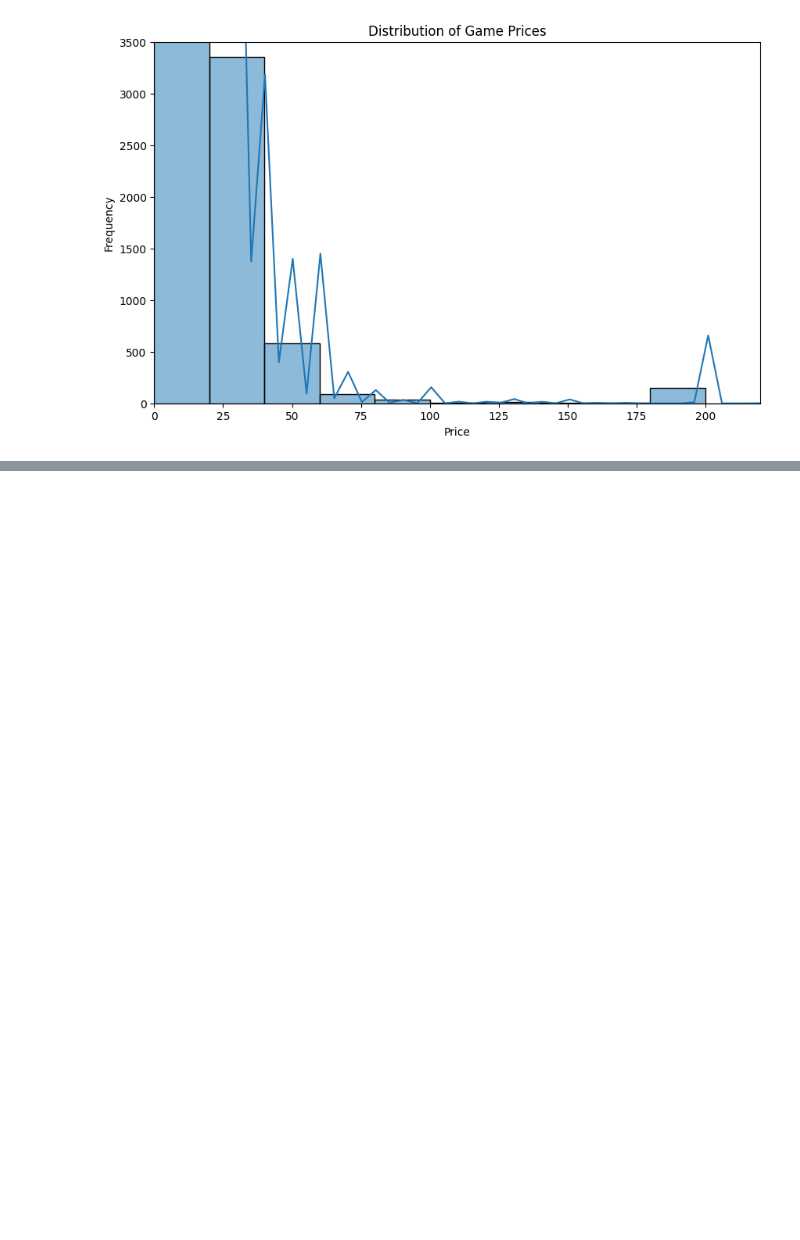
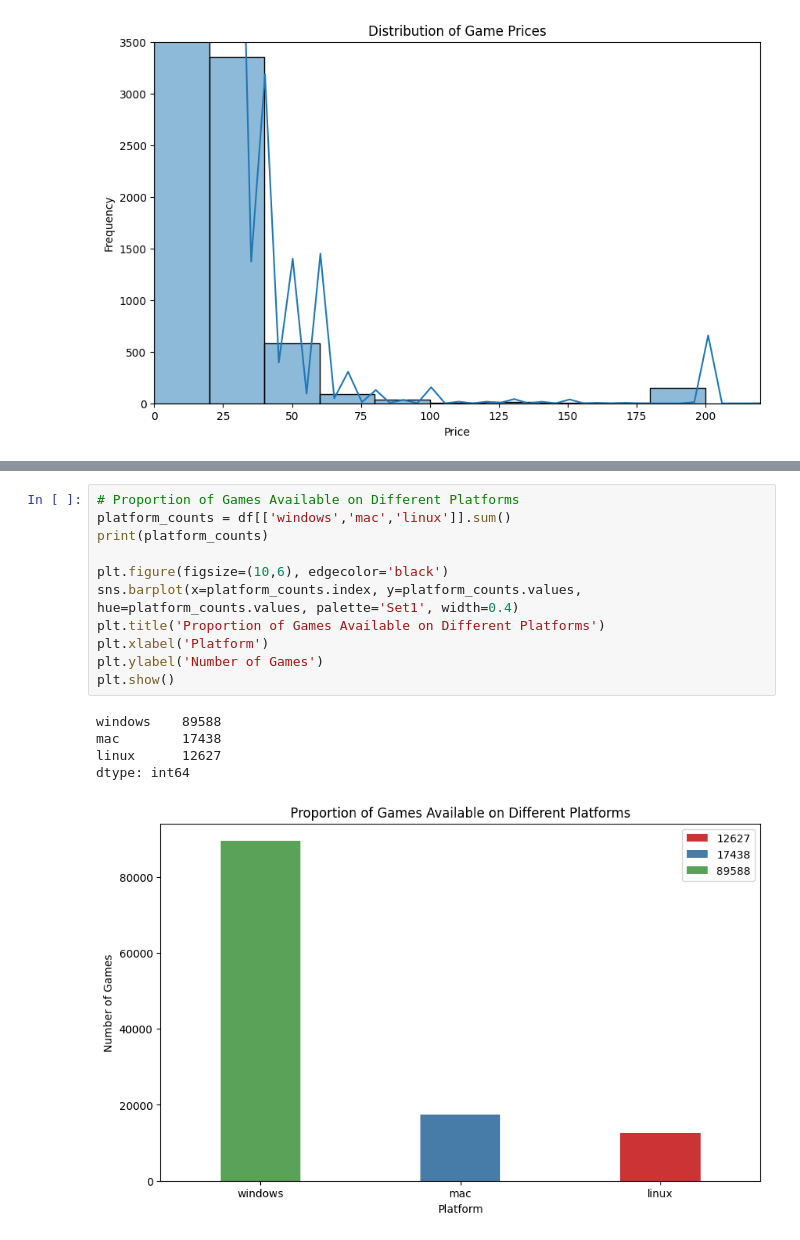
Before and after one commit to dengas/Steam-Game-Analytics, a Jupyter notebook: analysis.ipynb, the cells around one changed output, grey strips where cells are left out. Cells and saved outputs as stored; diff of their text form; blank space fills up the shorter version.

```diff
--- a/analysis.ipynb
+++ b/analysis.ipynb
@@ -164,0 +242,17 @@ Name: genres, Length: 258236, dtype: object
+# %%
+# Proportion of Games Available on Different Platforms
+platform_counts = df[['windows','mac','linux']].sum()
+print(platform_counts)
+
+plt.figure(figsize=(10,6), edgecolor='black')
+sns.barplot(x=platform_counts.index, y=platform_counts.values, hue=platform_counts.values, palette='Set1', width=0.4)
+plt.title('Proportion of Games Available on Different Platforms')
+plt.xlabel('Platform')
+plt.ylabel('Number of Games')
+plt.show()
+# %% [output]
+windows    89588
+mac        17438
+linux      12627
+dtype: int64
+[figure, added]
```
Also changed, not shown: parts of 7 cells of this notebook, 1 other file.
